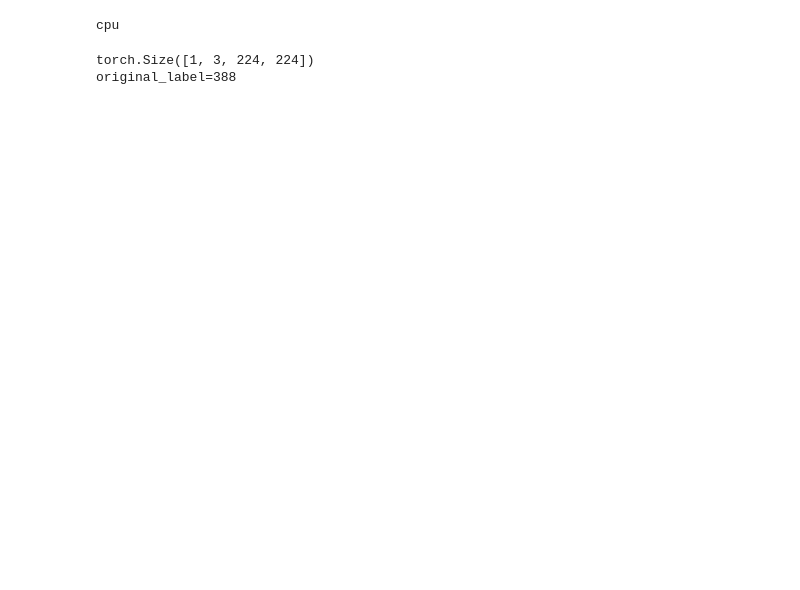
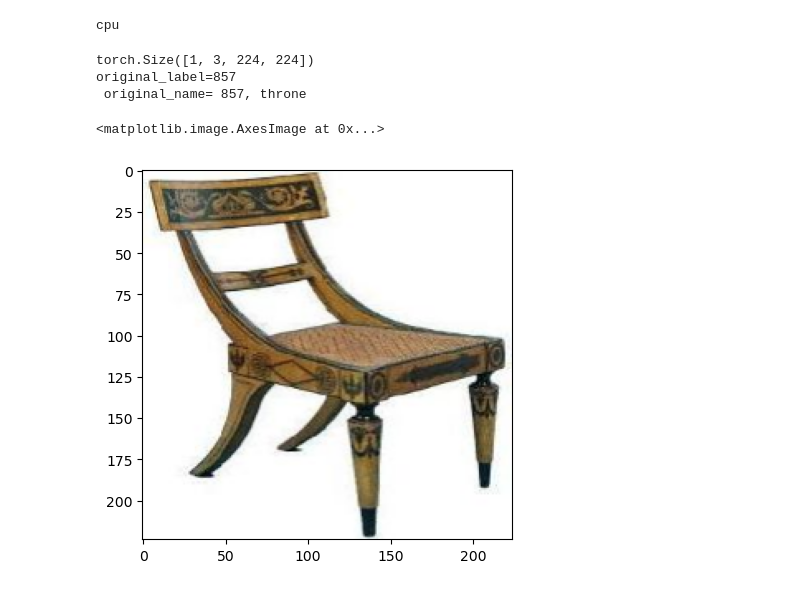
Before and after one commit to JacobChangUCL/miniature-chainsaw, a Jupyter notebook: adversarial_attack/STGM.ipynb, the cells around one changed output. Saved outputs shown, nothing was run; the diff lists cells and outputs as text; code cells hidden in the pictures; blank space fills up the shorter version.

```diff
--- a/adversarial_attack/STGM.ipynb
+++ b/adversarial_attack/STGM.ipynb
@@ -52,40 +53,47 @@ cpu
 # %%
 #在这里我需要一个原始图像集
 #图像加载以及预处理
-image_path="cropped_panda.jpg"
+image_path="data/caltech101/101-small/chair/image_0001.jpg"
 orig = cv2.imread(image_path)[..., ::-1]
 orig = cv2.resize(orig, (224, 224))
 img = orig.copy().astype(np.float32)
 
 #load the class label
 with open('./data/imagenet_classes.txt', 'r') as f:
     labels_name_array = [line.strip() for line in f.readlines()]
 
 
 
 #preprocess method,follow the value of imagenet
 mean = [0.485, 0.456, 0.406]
 std = [0.229, 0.224, 0.225]
 img /= 255.0
 img = (img - mean) / std
 img = img.transpose(2, 0, 1)#HWC->CHW
 
 img=np.expand_dims(img, axis=0)#add batch dim
 img=torch.from_numpy(img).float()
 img.requires_grad = True#图像数据梯度可以获取
 img.to(device)
 #img = Variable(torch.from_numpy(img).to(device).float())
 print(img.shape)
 
 
 #使用预测模式 固定droupout和BN层的行为
 model = models.alexnet(pretrained=True).to(device).eval()
 
 original_label=np.argmax(model(img).data.cpu().numpy())
-print("original_label={}".format(original_label))
+print("original_label={}".format(original_label),"\n",
+      "original_name=",labels_name_array[original_label])
+
+
+plt.imshow(orig)
 # %% [output]
 torch.Size([1, 3, 224, 224])
-original_label=388
+original_label=857
+ original_name= 857, throne
+<matplotlib.image.AxesImage at 0x...>
+[figure, added]
 # %%
 # #设置为不保存梯度值 自然也无法修改
 # for param in model.parameters():
```
Also changed, not shown: parts of 5 cells of this notebook, 1 other file.
